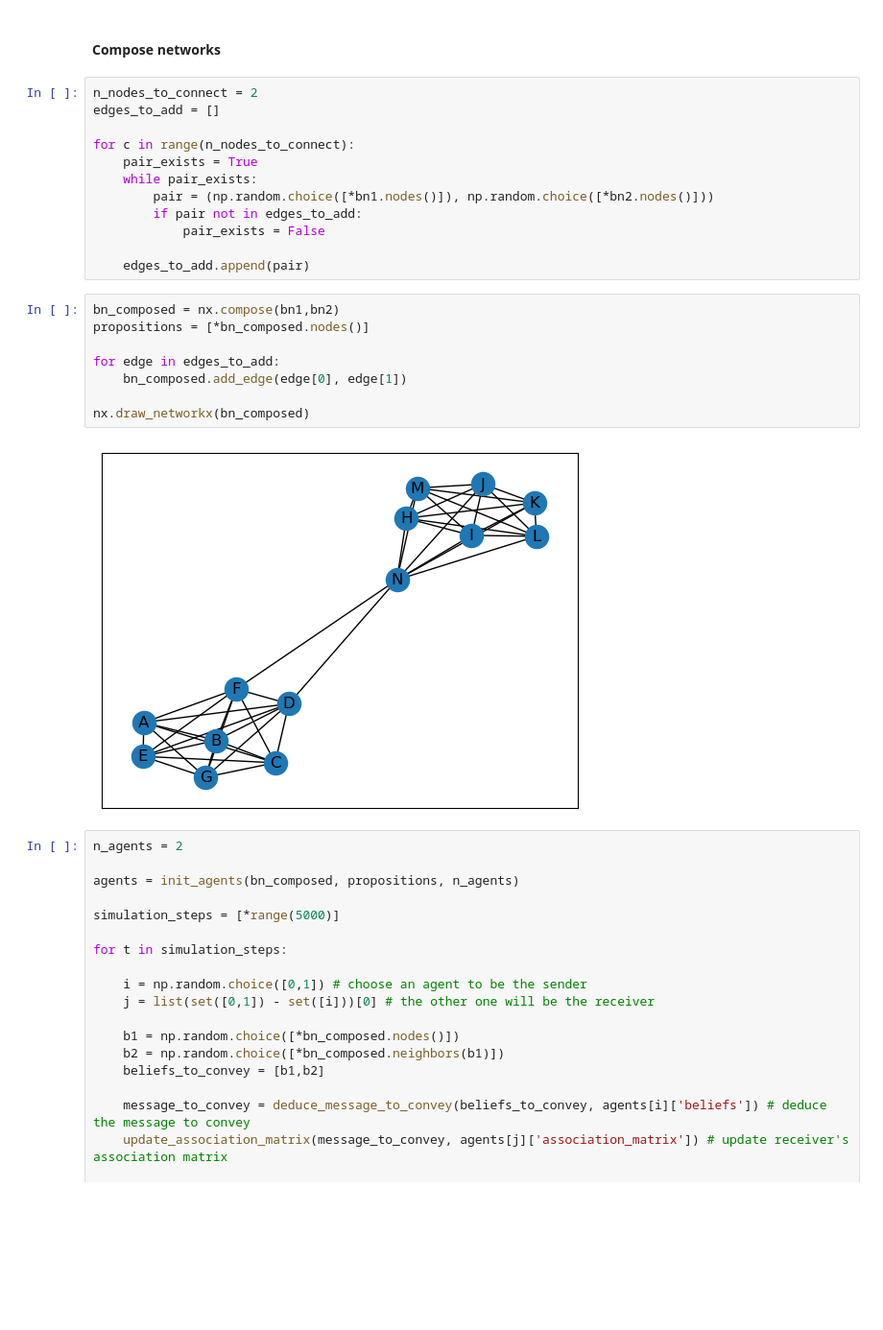
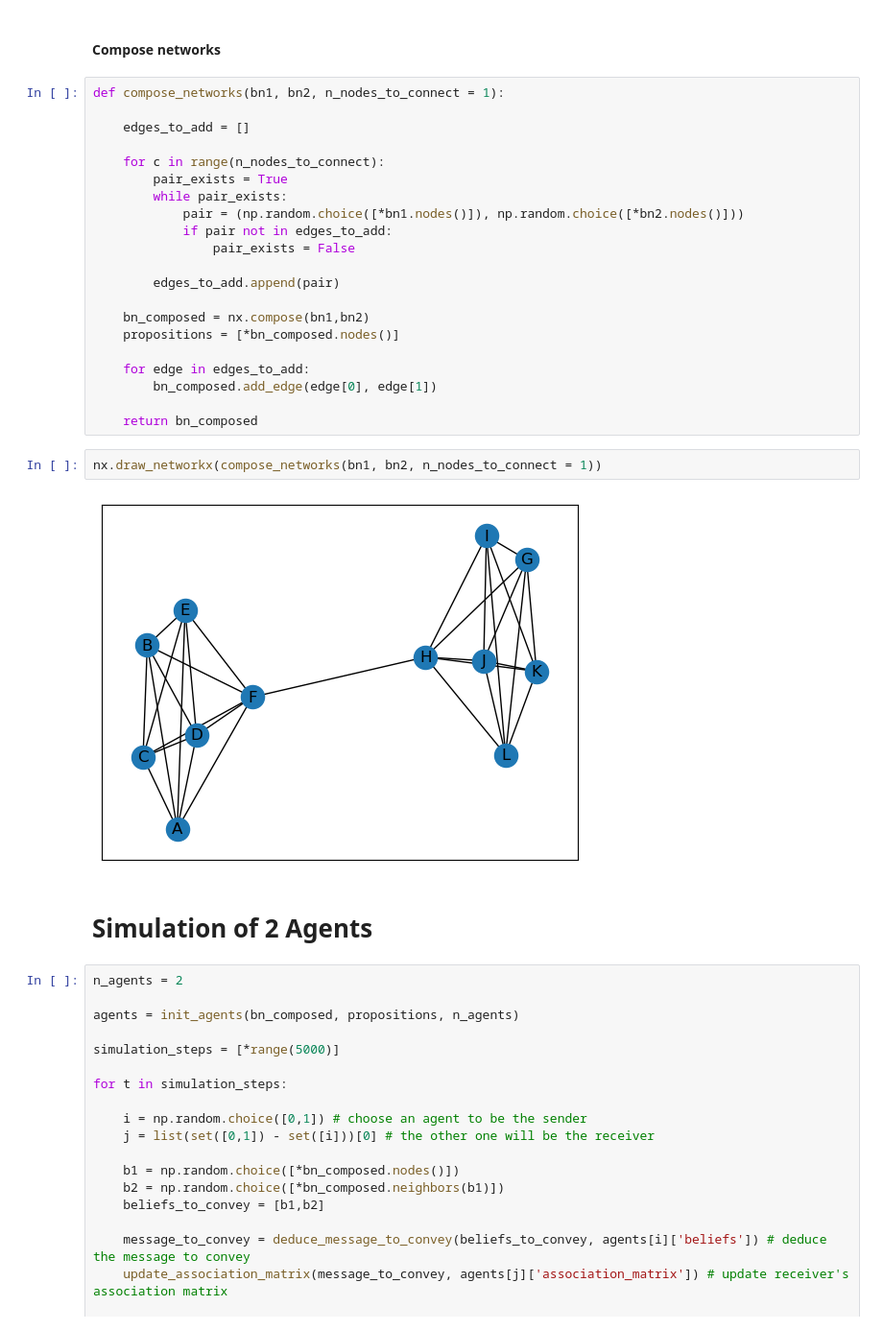
Before and after one commit to ocseckin/pairwise_diffusion, a Jupyter notebook: notebooks/bayesian_update.ipynb, the cells around one changed output. Shown: that part at 96% size. Saved outputs shown, nothing was run; the diff lists cells and outputs as text; blank space fills up the shorter version.

```diff
--- a/notebooks/bayesian_update.ipynb
+++ b/notebooks/bayesian_update.ipynb
@@ -210,27 +215,32 @@ nx.draw_networkx(bn2)
 # %% [markdown]
 #### Compose networks
+# %%
+def compose_networks(bn1, bn2, n_nodes_to_connect = 1):
+
+    edges_to_add = []
+
+    for c in range(n_nodes_to_connect):
+        pair_exists = True
+        while pair_exists:
+            pair = (np.random.choice([*bn1.nodes()]), np.random.choice([*bn2.nodes()]))
+            if pair not in edges_to_add:
+                pair_exists = False
+
+        edges_to_add.append(pair)
+
+    bn_composed = nx.compose(bn1,bn2)
+    propositions = [*bn_composed.nodes()]
+
+    for edge in edges_to_add:
+        bn_composed.add_edge(edge[0], edge[1])
+
+    return bn_composed
 # %%
-n_nodes_to_connect = 2
-edges_to_add = []
-
-for c in range(n_nodes_to_connect):
-    pair_exists = True
-    while pair_exists:
-        pair = (np.random.choice([*bn1.nodes()]), np.random.choice([*bn2.nodes()]))
-        if pair not in edges_to_add:
-            pair_exists = False
-
-    edges_to_add.append(pair)
+nx.draw_networkx(compose_networks(bn1, bn2, n_nodes_to_connect = 1))
+# %% [output]
+[figure, added]
-# %%
-bn_composed = nx.compose(bn1,bn2)
-propositions = [*bn_composed.nodes()]
-
-for edge in edges_to_add:
-    bn_composed.add_edge(edge[0], edge[1])
-
-nx.draw_networkx(bn_composed)
-# %% [output]
-[figure, removed]
+# %% [markdown]
+# Simulation of 2 Agents
 # %%
 n_agents = 2
 
```
Also changed, not shown: parts of 20 cells of this notebook, 1 other file.
